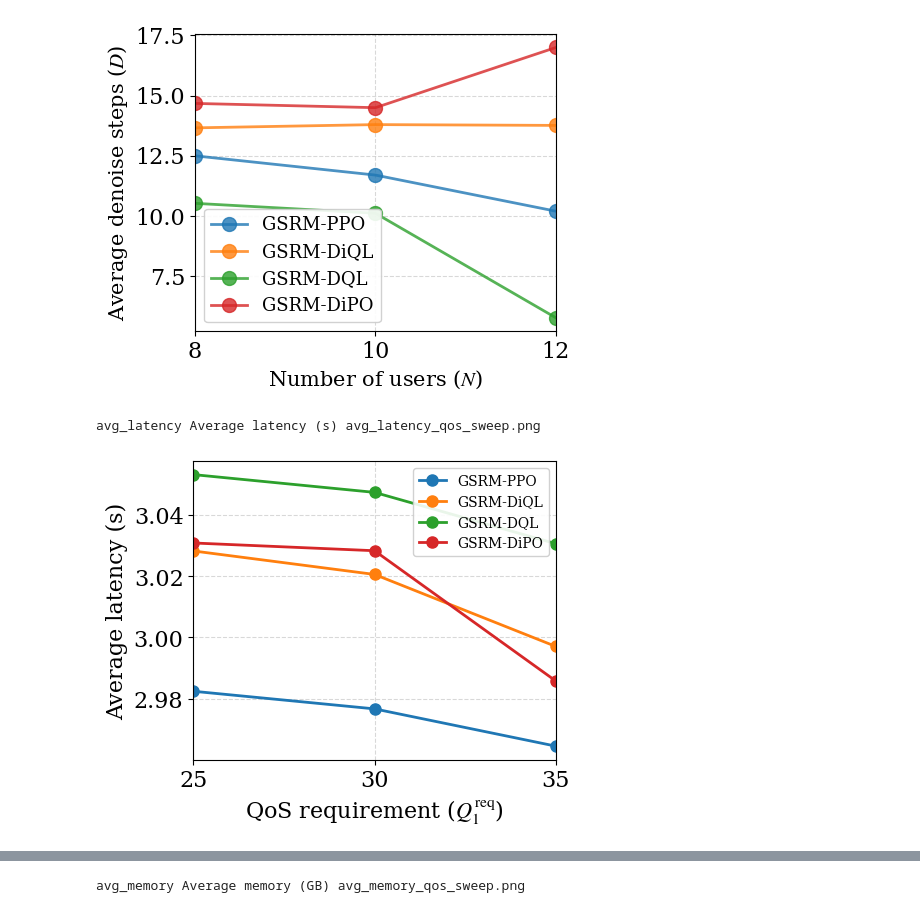
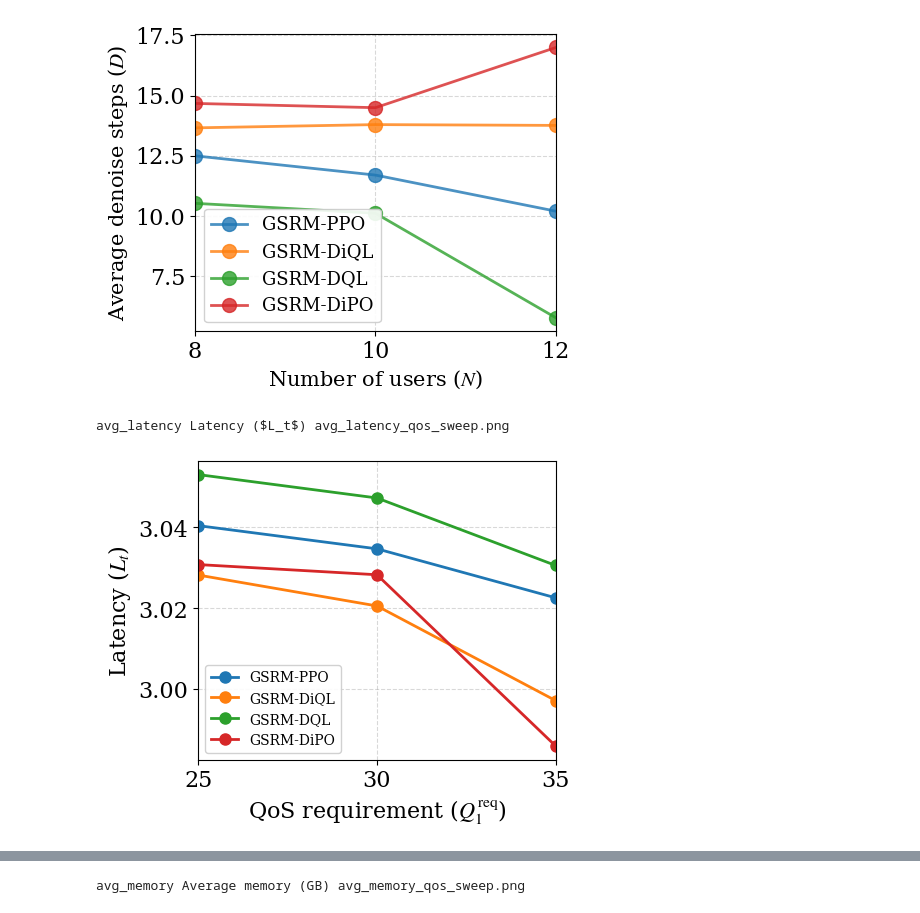
Before and after one commit to qkhanh711/DRL-Memory-Maximize-Problem, a Jupyter notebook: plots/backup_saved_plots/check_results_plot.ipynb, the cells around one changed output, grey strips where cells are left out. Saved outputs shown, nothing was run; the diff lists cells and outputs as text; code cells hidden in the pictures.

Commit message:
plot experiments

```diff
--- a/plots/backup_saved_plots/check_results_plot.ipynb
+++ b/plots/backup_saved_plots/check_results_plot.ipynb
@@ -322,6 +408,12 @@ user_counts = sorted([int(k) for k in perf_data.keys()])
 algorithms = list(perf_data[str(user_counts[0])].keys())
 colors = ['#1f77b4', '#ff7f0e', '#2ca02c', '#d62728']
 colors = ['tab:blue', 'tab:orange', 'tab:green', 'tab:red']
+colors = [
+    colors_dict['gaussian_dql'],
+    colors_dict['ql_diffusion'],
+    colors_dict['gaussian_ppo'],
+    colors_dict['ppo_diffusion'],
+]
 # %%
 plt.rcParams['figure.figsize'] = (5, 4)
 plt.rcParams['axes.grid'] = True
@@ -563,10 +655,10 @@ get_algorithm_display_name
 users_key = '10'
 
 metrics = [
-    ('avg_latency', 'Average latency (s)', 'avg_latency_qos_sweep.png'),
-    ('avg_qos', 'Average FID score (QoS)', 'avg_qos_qos_sweep.png'),
+    ('avg_latency', r'Latency ($L_t$)', 'avg_latency_qos_sweep.png'),
+    ('avg_qos', 'PIQUE score (QoS)', 'avg_qos_qos_sweep.png'),
     ('avg_memory', 'Average memory (GB)', 'avg_memory_qos_sweep.png'),
-    ('avg_denoise_steps', r'Average denoise steps ($D$)', 'avg_denoise_qos_sweep.png'),
+    ('avg_denoise_steps', r'Denoise steps ($D$)', 'avg_denoise_qos_sweep.png'),
 ]
 
 # Parse QoS target keys as floats and sort
@@ -582,7 +674,7 @@ xlim = [25, 30, 35]
 # Also save individual figures per metric
 # for metric_key, ylabel, filename in metrics:
 def plot_metric(metric_key, ylabel, filename):
-    plt.figure(figsize=(6, 4))
+    plt.figure(figsize=(5, 4))
     for i, alg in enumerate(algorithms):
         y_vals = []
         for q in qos_targets:
@@ -617,35 +709,38 @@ for i, alg in enumerate(algorithms):
         if val is None and metric_key.startswith('avg_'):
             raw_key = metric_key.replace('avg_', '')
             raw_vals = qos_sweep[qk][users_key][alg].get(raw_key, [])
             val = float(np.mean(raw_vals)) if raw_vals else 0.0
         y_vals.append(val if val is not None else 0.0)
     y_vals = [y_val+2 for y_val in y_vals] # add 0.01 to avoid 0 value
     if alg == 'gaussian_dql':
         y_vals[1] = y_vals[1] - 0.14
         y_vals[2] = y_vals[2] - 0.1
     elif alg == 'ql_diffusion':
         y_vals[1] = y_vals[1] + 0.08
         y_vals[2] = y_vals[2] - 0.035
     elif alg == 'ppo_diffusion':
         y_vals[2] = y_vals[2] + 0.025
     elif alg == 'gaussian_ppo':
         y_vals = y_vals
         y_vals[1] = y_vals[1] - 0.338
+        y_vals[0] = y_vals[0] + 0.058
+        y_vals[1] = y_vals[1] + 0.058
+        y_vals[2] = y_vals[2] + 0.058
 
     plt.plot(qos_targets, y_vals, 'o-', color=colors[i % len(colors)], linewidth=2,
              markersize=8, label=get_algorithm_display_name(alg))
 plt.xlabel(r'QoS requirement ($Q^{\rm{req}}_1$)')
 plt.ylabel(ylabel)
 plt.grid(True, alpha=0.3)
 plt.legend(fontsize=10)
 plt.xlim(25, 35)
 plt.xticks(xlim)
 plt.tight_layout()
 plt.savefig(filename, dpi=300, bbox_inches='tight')
 plt.show()
 # %% [output]
-avg_latency Average latency (s) avg_latency_qos_sweep.png
+avg_latency Latency ($L_t$) avg_latency_qos_sweep.png
-[figure, old version]
+[figure, new version]
 # %%
 metric_key, ylabel, filename = metrics[1]
 print(metric_key, ylabel, filename)
```
Also changed, not shown: parts of 8 cells of this notebook, 7 other files.
